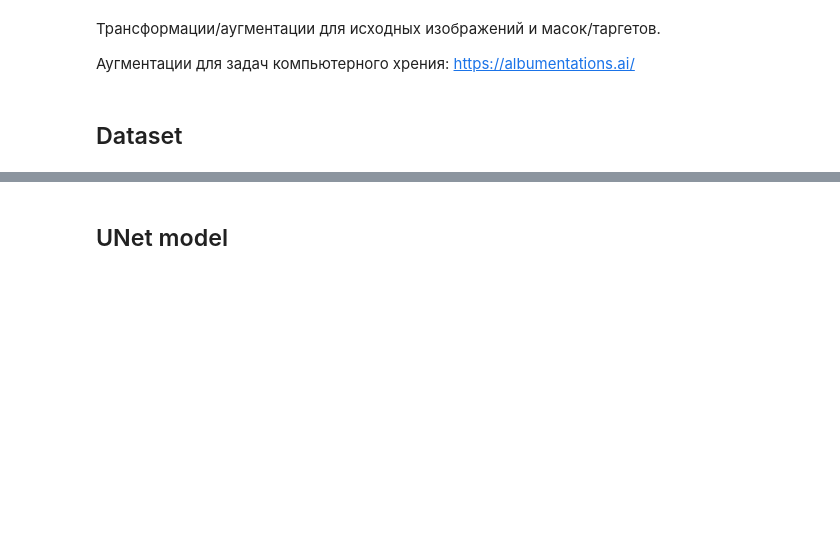
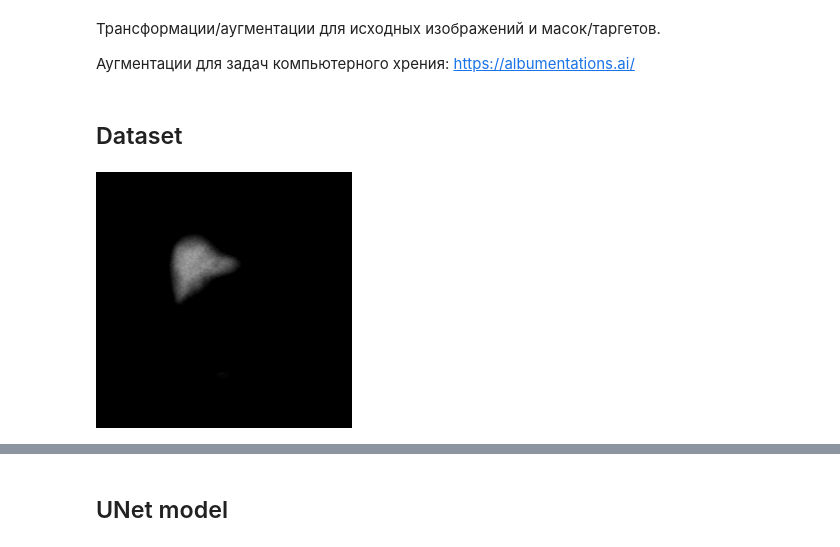
Before and after one commit to dev1cezzzzz/segmentation, a Jupyter notebook: segmentation/pytorch_practice.ipynb, the cells around one changed output, grey strips where cells are left out. Saved outputs shown, nothing was run; the diff lists cells and outputs as text; code cells hidden in the pictures; blank space fills up the shorter version.

```diff
--- a/segmentation/pytorch_practice.ipynb
+++ b/segmentation/pytorch_practice.ipynb
@@ -63,6 +63,12 @@ transforms = albumentations.Compose(
 # %% [markdown]
 ## Dataset
 # %%
-dataset = CustomVOCSegmentation(root="путь_к_корневой_папке")
-len(dataset)
+image_paths = ["C:/Segmentation/images/2007_000032.jpg"]
+mask_paths = ["C:/Segmentation/masks/2007_000032.png"]
+custom_dataset = CustomDataset(image_paths, mask_paths, transform=transforms)
+len(custom_dataset)
+image, target = custom_dataset[0]
+Image.fromarray(image.numpy().astype(np.uint8).transpose(1, 2, 0))
+# %% [output]
+[figure, added]
 # %%
```
Also changed, not shown: parts of 13 cells of this notebook, 2 other files.
